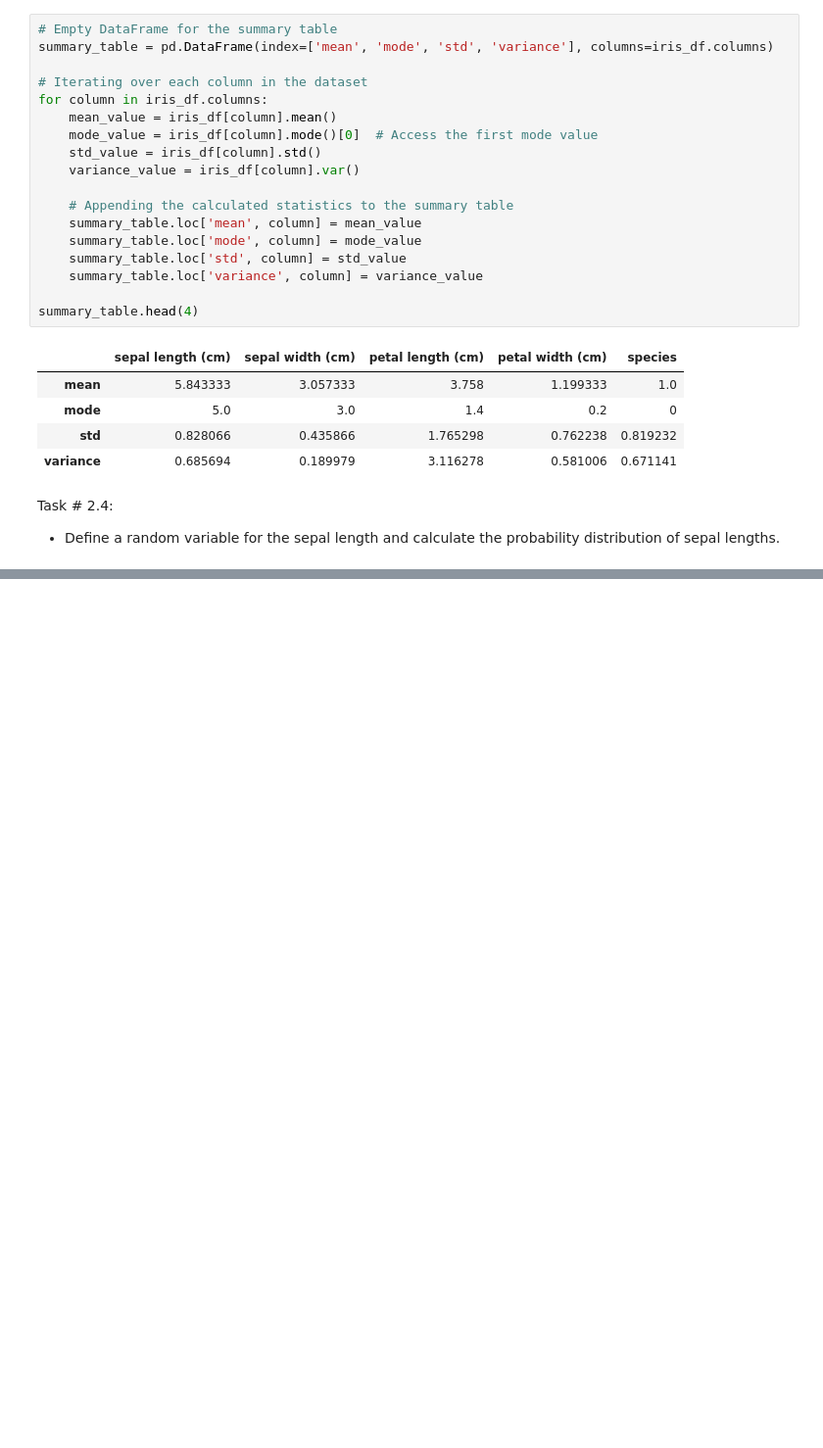
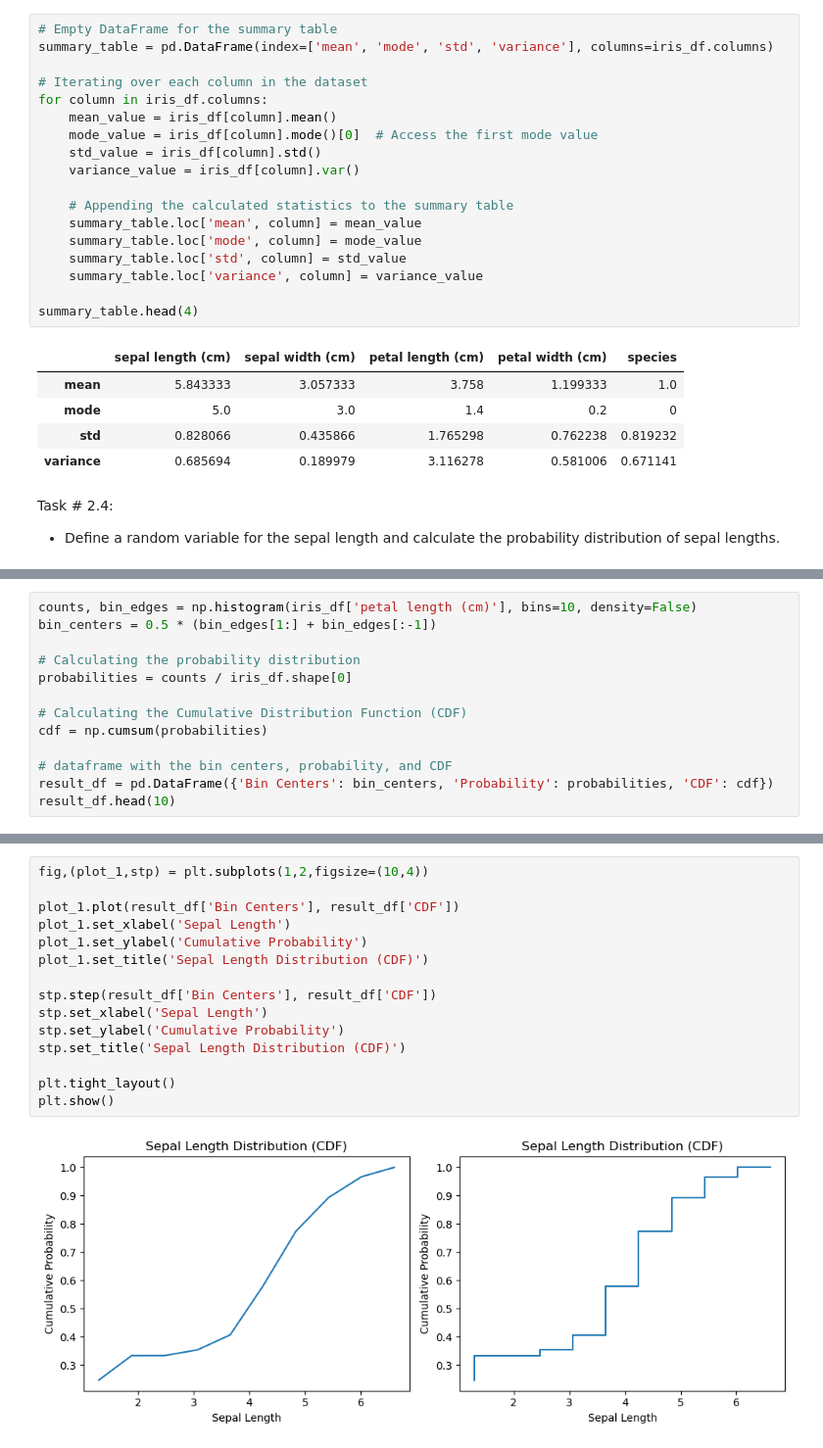
Before and after one commit to Syed-Shahir/100DaysOfBytewise, a Jupyter notebook: BTW_W3_Task2.ipynb, the cells around one changed output, grey strips where cells are left out. Shown: that part at 98% size. Saved outputs shown, nothing was run; the diff lists cells and outputs as text; blank space fills up the shorter version.

```diff
--- a/BTW_W3_Task2.ipynb
+++ b/BTW_W3_Task2.ipynb
@@ -92,0 +145,13 @@ distribution of sepal lengths.
+# %%
+counts, bin_edges = np.histogram(iris_df['petal length (cm)'], bins=10, density=False)
+bin_centers = 0.5 * (bin_edges[1:] + bin_edges[:-1])
+
+# Calculating the probability distribution
+probabilities = counts / iris_df.shape[0]
+
+# Calculating the Cumulative Distribution Function (CDF)
+cdf = np.cumsum(probabilities)
+
+# dataframe with the bin centers, probability, and CDF
+result_df = pd.DataFrame({'Bin Centers': bin_centers, 'Probability': probabilities, 'CDF': cdf})
+result_df.head(10)
@@ -92,0 +170,17 @@ distribution of sepal lengths.
+# %%
+fig,(plot_1,stp) = plt.subplots(1,2,figsize=(10,4))
+
+plot_1.plot(result_df['Bin Centers'], result_df['CDF'])
+plot_1.set_xlabel('Sepal Length')
+plot_1.set_ylabel('Cumulative Probability')
+plot_1.set_title('Sepal Length Distribution (CDF)')
+
+stp.step(result_df['Bin Centers'], result_df['CDF'])
+stp.set_xlabel('Sepal Length')
+stp.set_ylabel('Cumulative Probability')
+stp.set_title('Sepal Length Distribution (CDF)')
+
+plt.tight_layout()
+plt.show()
+# %% [output]
+[figure, added]
```
Also changed, not shown: parts of 5 cells of this notebook.
